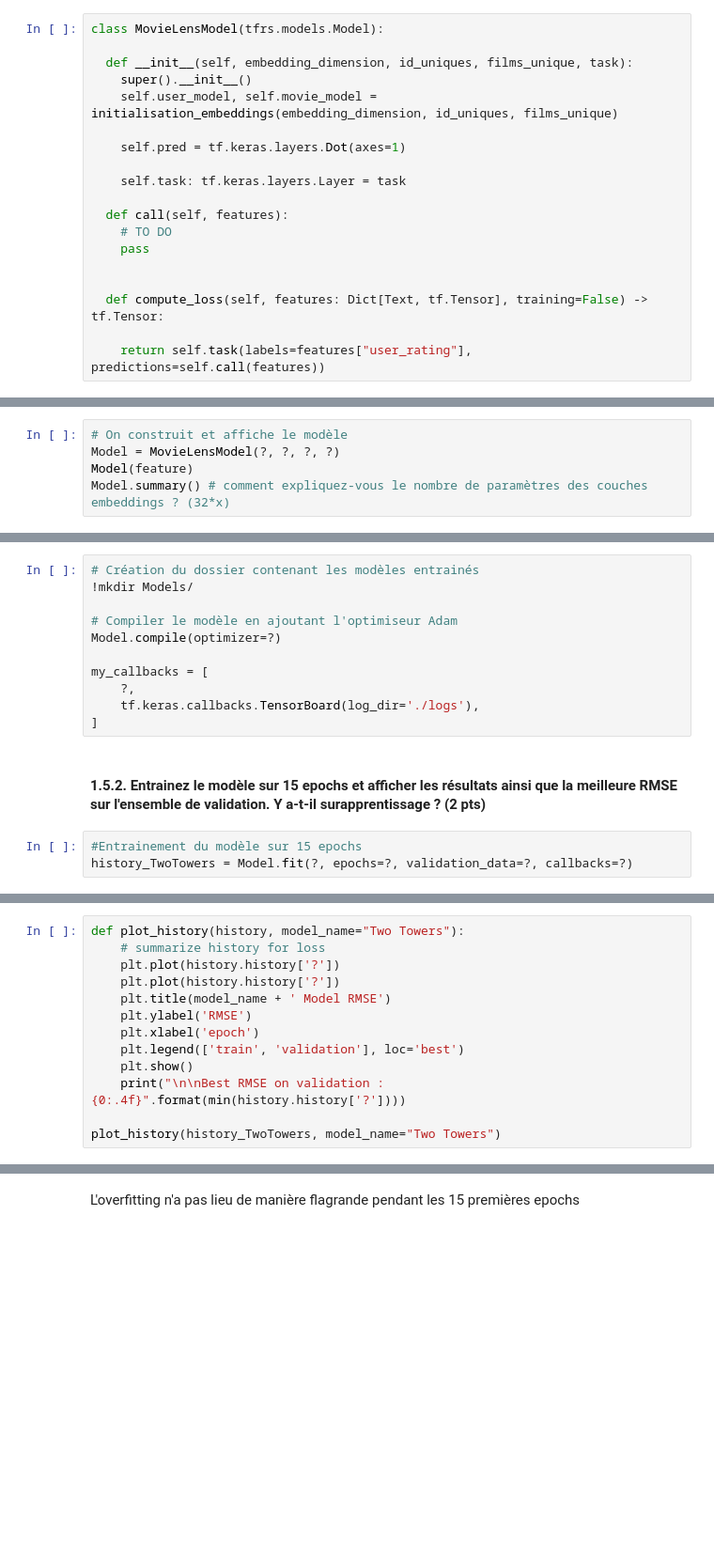
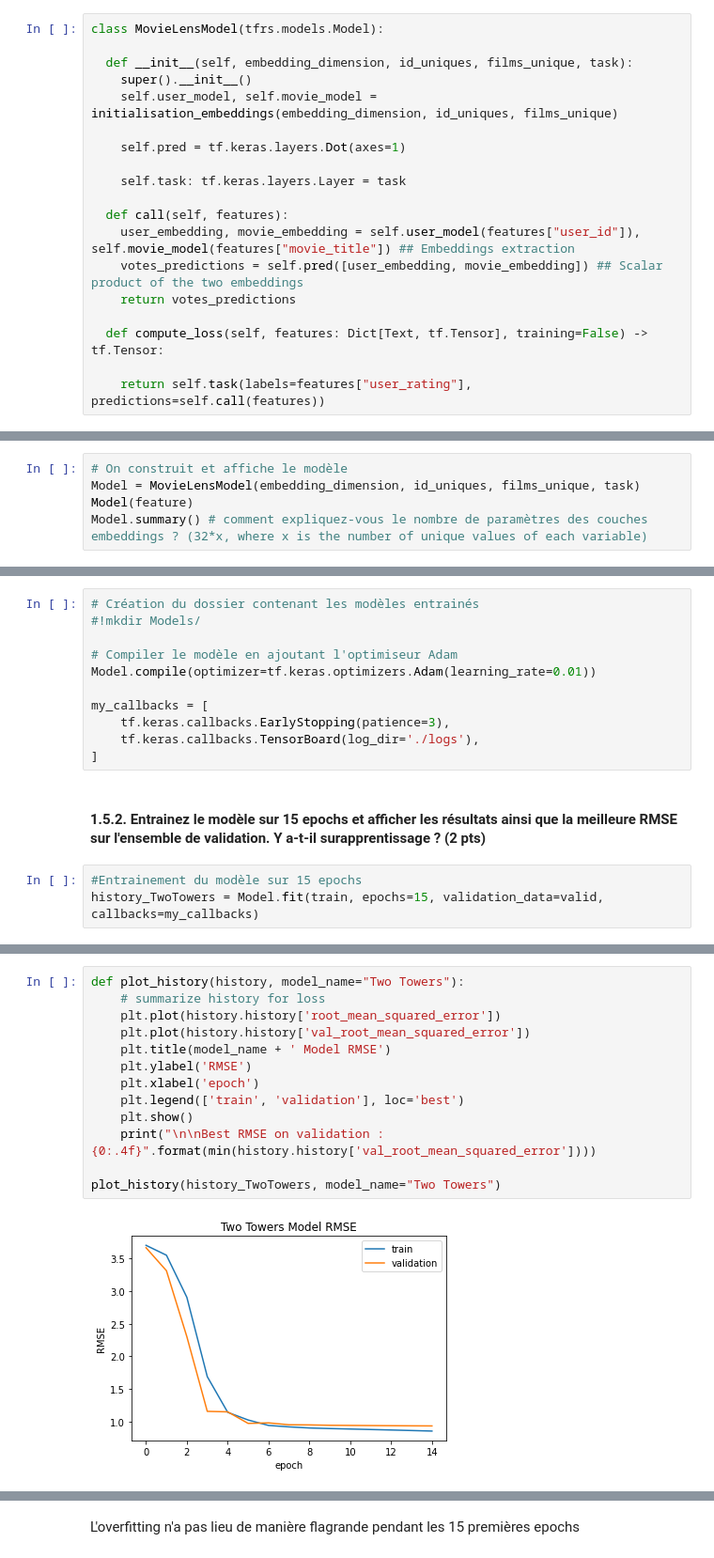
Before and after one commit to vbertalan/LOG6308-TP3, a Jupyter notebook: TP3_Squelette.ipynb, the cells around one changed output, grey strips where cells are left out. Shown at 94% size. Saved outputs shown, nothing was run; the diff lists cells and outputs as text; blank space fills up the shorter version.

```diff
--- a/TP3_Squelette.ipynb
+++ b/TP3_Squelette.ipynb
@@ -201,9 +236,9 @@ class MovieLensModel(tfrs.models.Model):
     self.task: tf.keras.layers.Layer = task
 
   def call(self, features):
-    # TO DO
-    pass
-
+    user_embedding, movie_embedding = self.user_model(features["user_id"]), self.movie_model(features["movie_title"]) ## Embeddings extraction
+    votes_predictions = self.pred([user_embedding, movie_embedding]) ## Scalar product of the two embeddings
+    return votes_predictions
 
   def compute_loss(self, features: Dict[Text, tf.Tensor], training=False) -> tf.Tensor:
 
@@ -235,5 +281,5 @@ feature
 # %%
 # On construit et affiche le modèle
-Model = MovieLensModel(?, ?, ?, ?)
+Model = MovieLensModel(embedding_dimension, id_uniques, films_unique, task)
 Model(feature)
-Model.summary() # comment expliquez-vous le nombre de paramètres des couches embeddings ? (32*x)
+Model.summary() # comment expliquez-vous le nombre de paramètres des couches embeddings ? (32*x, where x is the number of unique values of each variable)
@@ -241,17 +306,17 @@ Model.summary() # comment expliquez-vous le nombre de paramètres des couches em
 On utilise comme optimiseur `Adam` (voir la [doc](https://www.tensorflow.org/api_docs/python/tf/keras/optimizers/Adam)) qui prend $0.01$ comme valeur pour son `learning_rate`. On vous demande aussi d'utiliser la stratégie *early stopping* pour entrainer votre modèle (voir les explications [ici](https://www.educative.io/edpresso/what-is-early-stopping)). Cette stratégie est implémentée par `Keras` comme un module *callback*, voir la [doc](https://keras.io/api/callbacks/). La **patience** doit être égale à $3$.
 # %%
 # Création du dossier contenant les modèles entrainés
-!mkdir Models/
+#!mkdir Models/
 
 # Compiler le modèle en ajoutant l'optimiseur Adam
-Model.compile(optimizer=?)
+Model.compile(optimizer=tf.keras.optimizers.Adam(learning_rate=0.01))
 
 my_callbacks = [
-    ?,
+    tf.keras.callbacks.EarlyStopping(patience=3),
     tf.keras.callbacks.TensorBoard(log_dir='./logs'),
 ]
 # %% [markdown]
 #### 1.5.2. Entrainez le modèle sur **15 epochs** et afficher les résultats ainsi que la meilleure **RMSE** sur l'ensemble de validation. Y a-t-il surapprentissage ? (2 pts)
 # %%
 #Entrainement du modèle sur 15 epochs
-history_TwoTowers = Model.fit(?, epochs=?, validation_data=?, callbacks=?)
+history_TwoTowers = Model.fit(train, epochs=15, validation_data=valid, callbacks=my_callbacks)
@@ -258,13 +341,15 @@ history_TwoTowers = Model.fit(?, epochs=?, validation_data=?, callbacks=?)
 # %%
 def plot_history(history, model_name="Two Towers"):
     # summarize history for loss
-    plt.plot(history.history['?'])
-    plt.plot(history.history['?'])
+    plt.plot(history.history['root_mean_squared_error'])
+    plt.plot(history.history['val_root_mean_squared_error'])
     plt.title(model_name + ' Model RMSE')
     plt.ylabel('RMSE')
     plt.xlabel('epoch')
     plt.legend(['train', 'validation'], loc='best')
     plt.show()
-    print("\n\nBest RMSE on validation : {0:.4f}".format(min(history.history['?'])))
+    print("\n\nBest RMSE on validation : {0:.4f}".format(min(history.history['val_root_mean_squared_error'])))
 
 plot_history(history_TwoTowers, model_name="Two Towers")
+# %% [output]
+[figure, added]
```
Also changed, not shown: parts of 39 cells of this notebook, 5 other files.
